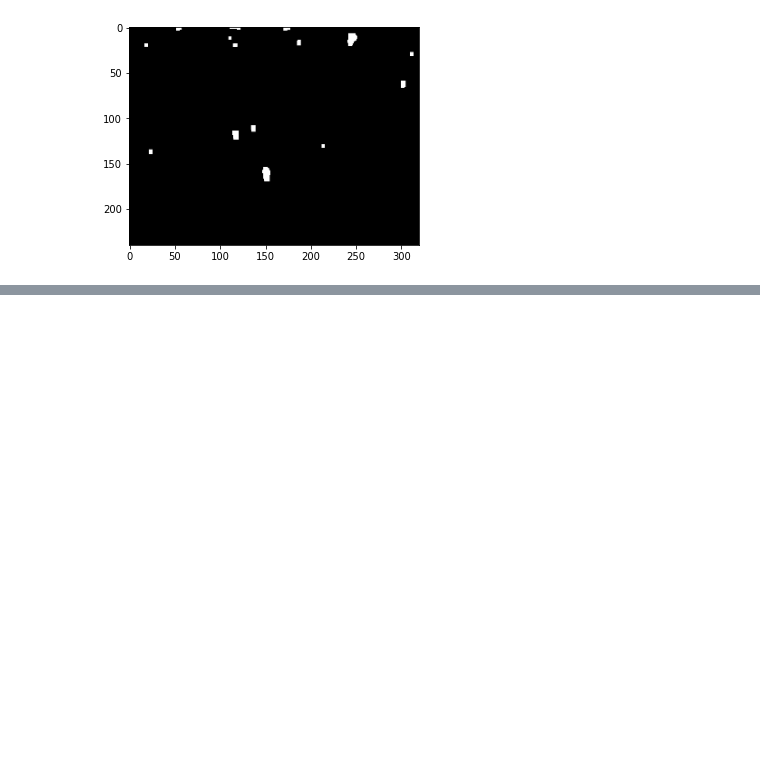
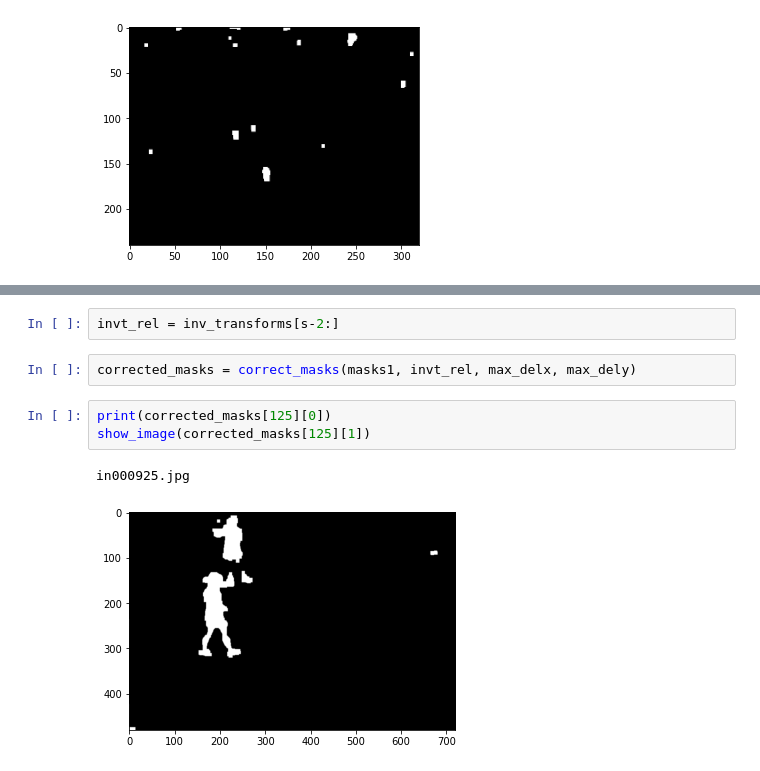
Before and after one commit to chiragmohapatra/BackgroundSubtraction, a Jupyter notebook: main.ipynb, the cells around one changed output, grey strips where cells are left out. Drawn from its saved outputs; the diff is of its cells as text; blank space fills up the shorter version.

```diff
--- a/main.ipynb
+++ b/main.ipynb
@@ -383,0 +334,10 @@ write_output_frames(args, out_frames)
+# %%
+invt_rel = inv_transforms[s-2:]
+# %%
+corrected_masks = correct_masks(masks1, invt_rel, max_delx, max_dely)
+# %%
+print(corrected_masks[125][0])
+show_image(corrected_masks[125][1])
+# %% [output]
+in000925.jpg
+[figure, added]
```
Also changed, not shown: parts of 12 cells of this notebook, 4 other files.
